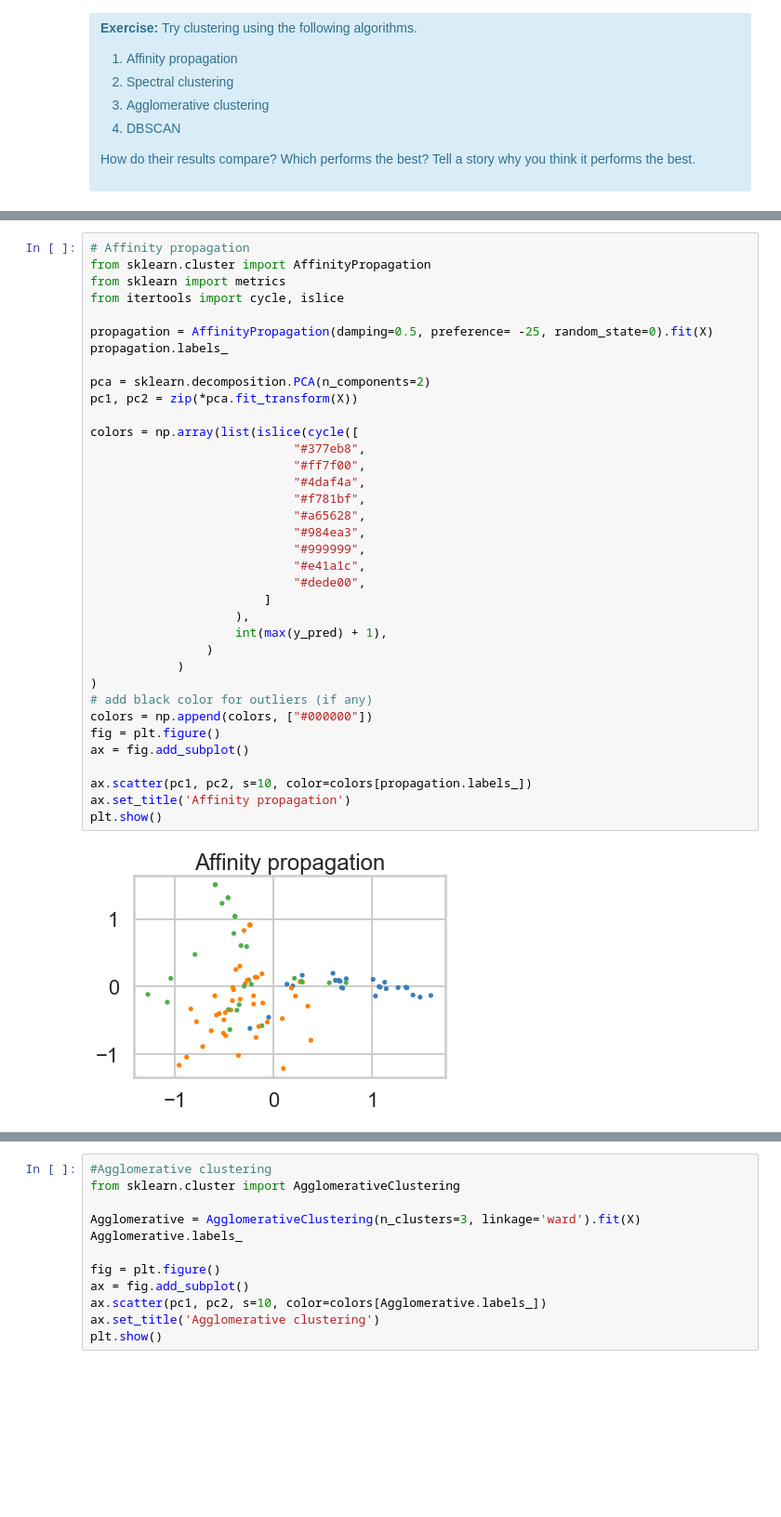
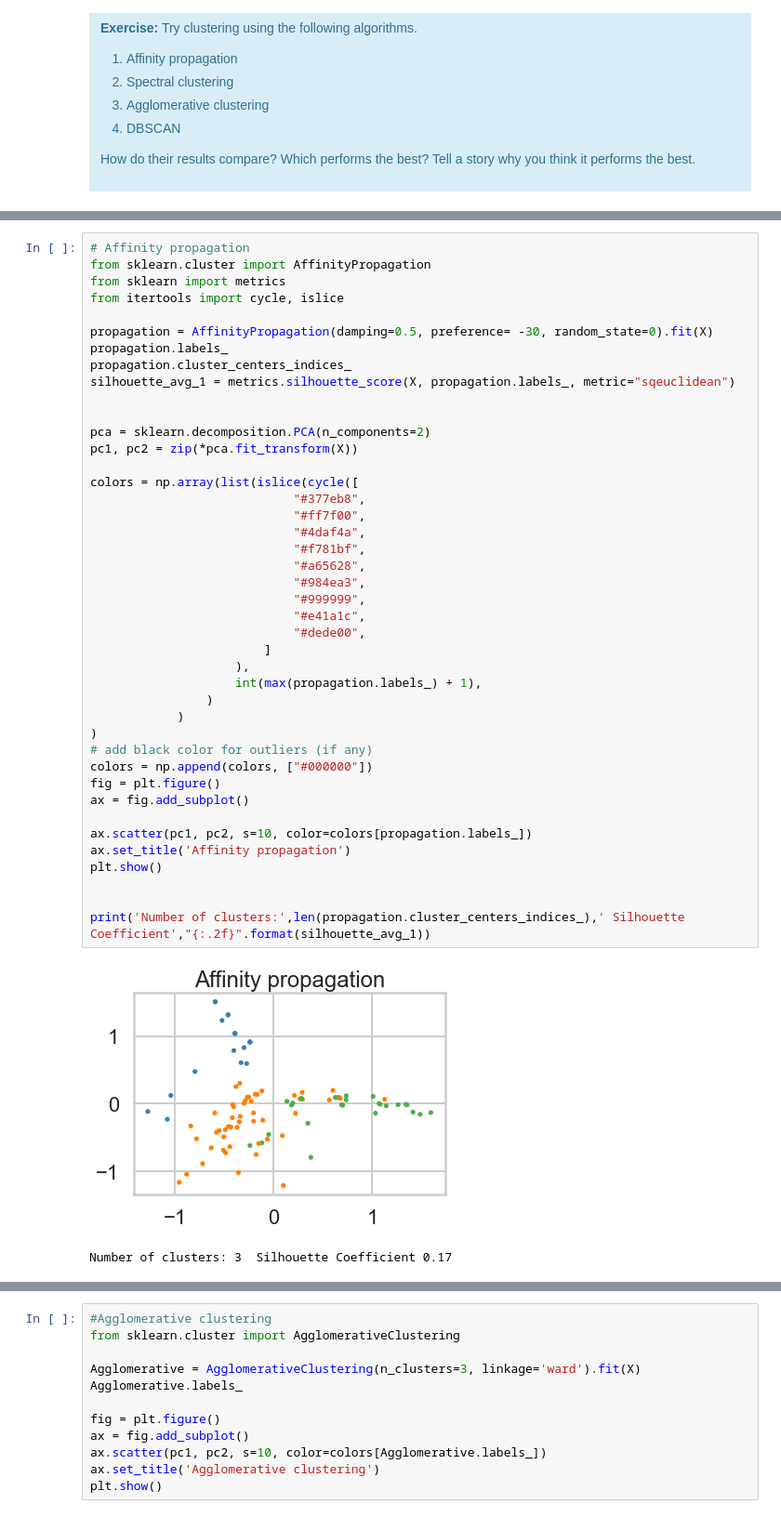
Before and after one commit to md-dehghan/Springboard, a Jupyter notebook: case_study_part12/1602764303_Clustering_Case_Study_updated_10_15_2020/Clustering Case Study - Customer Segmentation with K-Means - Tier 3.ipynb, the cells around one changed output, grey strips where cells are left out. Shown at 93% size. Cells and saved outputs as stored; diff of their text form; blank space fills up the shorter version.

```diff
--- a/case_study_part12/1602764303_Clustering_Case_Study_updated_10_15_2020/Clustering Case Study - Customer Segmentation with K-Means - Tier 3.ipynb
+++ b/case_study_part12/1602764303_Clustering_Case_Study_updated_10_15_2020/Clustering Case Study - Customer Segmentation with K-Means - Tier 3.ipynb
@@ -567,35 +585,42 @@ from sklearn.cluster import AffinityPropagation
 from sklearn import metrics
 from itertools import cycle, islice
 
-propagation = AffinityPropagation(damping=0.5, preference= -25, random_state=0).fit(X)
+propagation = AffinityPropagation(damping=0.5, preference= -30, random_state=0).fit(X)
 propagation.labels_
+propagation.cluster_centers_indices_
+silhouette_avg_1 = metrics.silhouette_score(X, propagation.labels_, metric="sqeuclidean")
+
 
 pca = sklearn.decomposition.PCA(n_components=2)
 pc1, pc2 = zip(*pca.fit_transform(X))
 
 colors = np.array(list(islice(cycle([
                             "#377eb8",
                             "#ff7f00",
                             "#4daf4a",
                             "#f781bf",
                             "#a65628",
                             "#984ea3",
                             "#999999",
                             "#e41a1c",
                             "#dede00",
                         ]
                     ),
-                    int(max(y_pred) + 1),
+                    int(max(propagation.labels_) + 1),
                 )
             )
 )
 # add black color for outliers (if any)
 colors = np.append(colors, ["#000000"])
 fig = plt.figure()
 ax = fig.add_subplot()
 
 ax.scatter(pc1, pc2, s=10, color=colors[propagation.labels_])
 ax.set_title('Affinity propagation')
 plt.show()
+
+
+print('Number of clusters:',len(propagation.cluster_centers_indices_),' Silhouette Coefficient',"{:.2f}".format(silhouette_avg_1))
 # %% [output]
-[figure, old version]
+[figure, new version]
+Number of clusters: 3  Silhouette Coefficient 0.17
```
Also changed, not shown: parts of 9 cells of this notebook, 2 other files.
